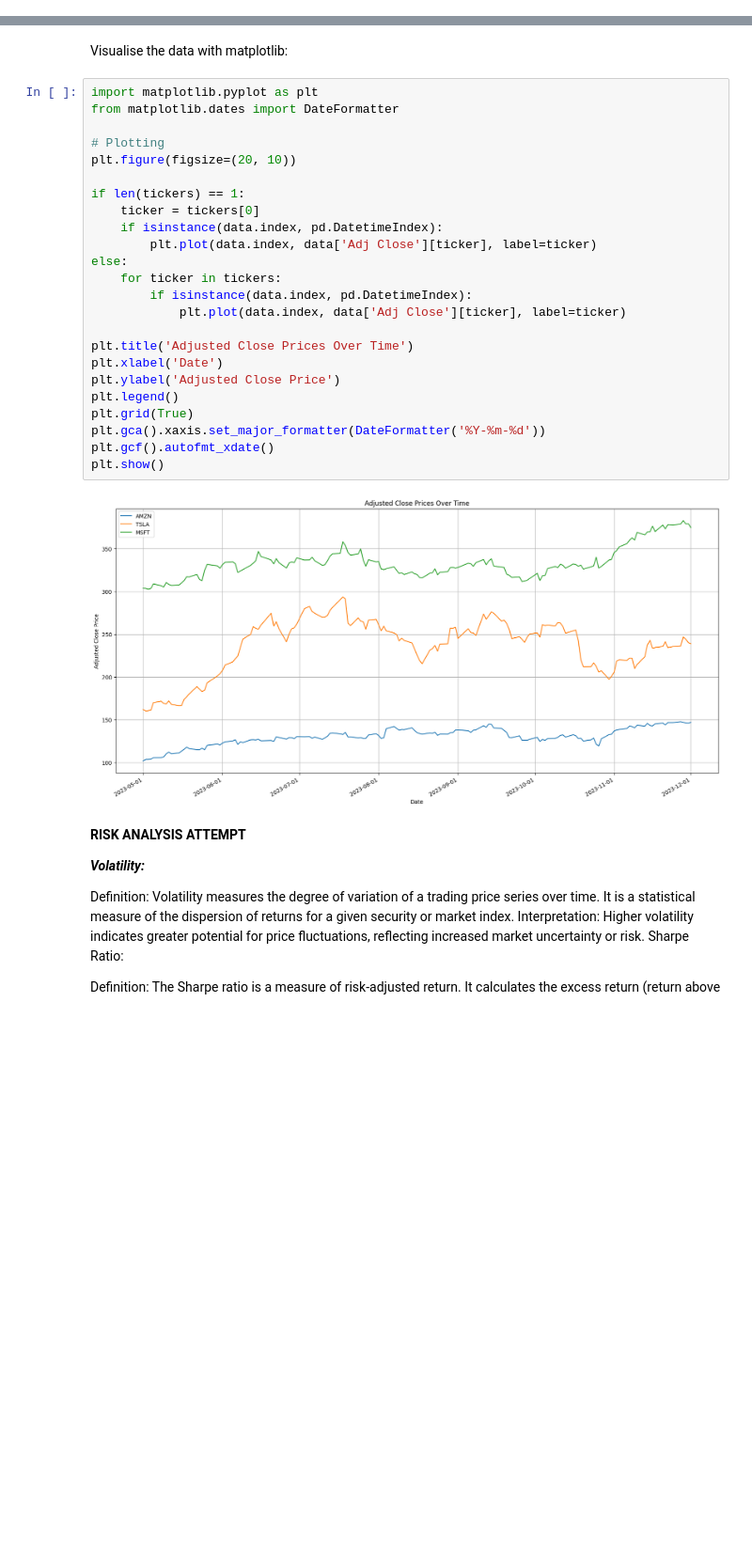
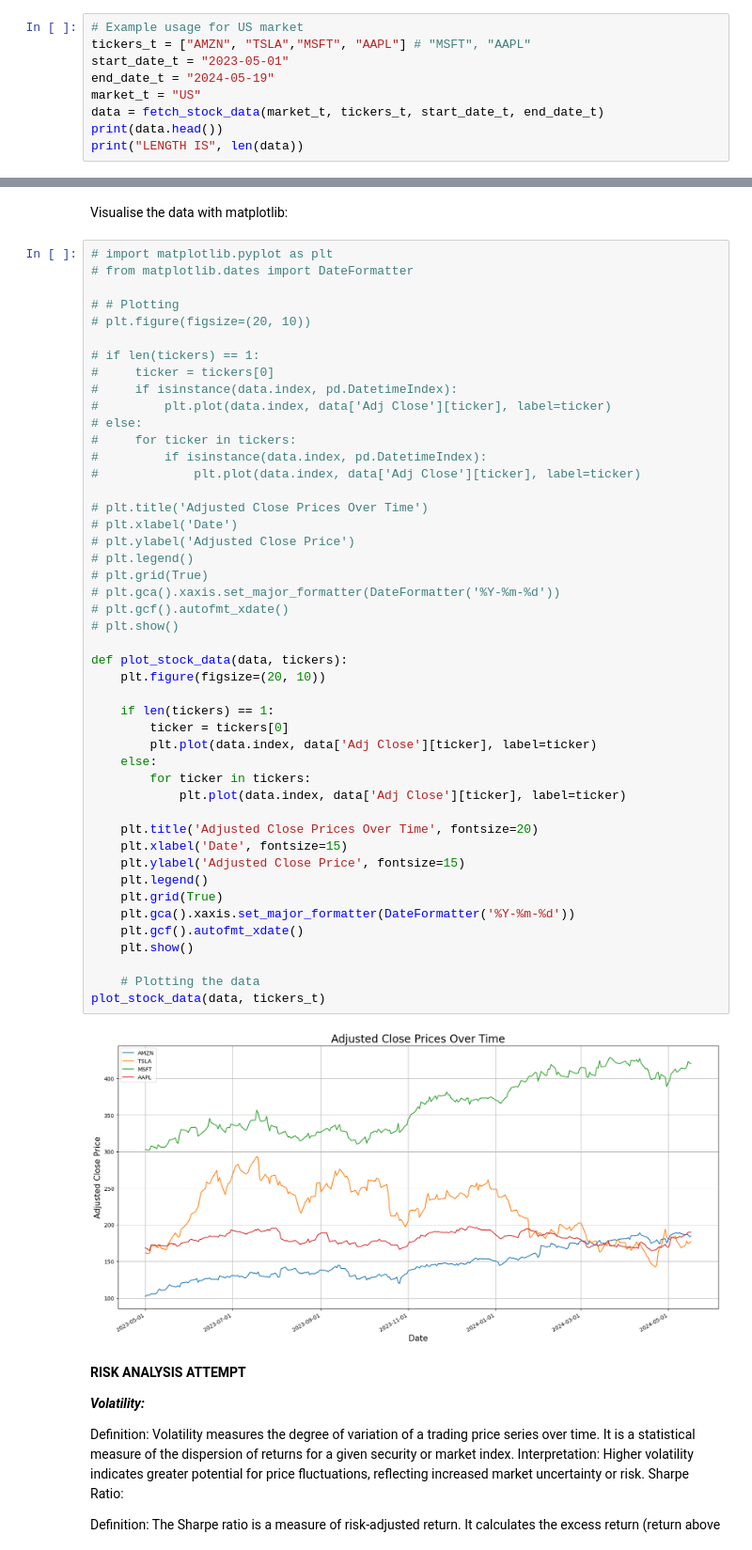
Before and after one commit to ParasX1/MarketAnalyticsTool, a Jupyter notebook: MarketAnalyticTool.ipynb, the cells around one changed output, grey strips where cells are left out. Shown at 94% size. Saved outputs shown, nothing was run; the diff lists cells and outputs as text; blank space fills up the shorter version.

```diff
--- a/MarketAnalyticTool.ipynb
+++ b/MarketAnalyticTool.ipynb
@@ -73,0 +75,9 @@ LENGTH IS 150
+# %%
+# Example usage for US market
+tickers_t = ["AMZN", "TSLA","MSFT", "AAPL"] # "MSFT", "AAPL"
+start_date_t = "2023-05-01"
+end_date_t = "2024-05-19"
+market_t = "US"
+data = fetch_stock_data(market_t, tickers_t, start_date_t, end_date_t)
+print(data.head())
+print("LENGTH IS", len(data))
@@ -98,31 +126,53 @@ Date
 # %% [markdown]
 Visualise the data with matplotlib:
 # %%
-import matplotlib.pyplot as plt
-from matplotlib.dates import DateFormatter
+# import matplotlib.pyplot as plt
+# from matplotlib.dates import DateFormatter
 
-# Plotting
-plt.figure(figsize=(20, 10))
+# # Plotting
+# plt.figure(figsize=(20, 10))
 
-if len(tickers) == 1:
-    ticker = tickers[0]
-    if isinstance(data.index, pd.DatetimeIndex):
+# if len(tickers) == 1:
+#     ticker = tickers[0]
+#     if isinstance(data.index, pd.DatetimeIndex):
+#         plt.plot(data.index, data['Adj Close'][ticker], label=ticker)
+# else:
+#     for ticker in tickers:
+#         if isinstance(data.index, pd.DatetimeIndex):
+#             plt.plot(data.index, data['Adj Close'][ticker], label=ticker)
+
+# plt.title('Adjusted Close Prices Over Time')
+# plt.xlabel('Date')
+# plt.ylabel('Adjusted Close Price')
+# plt.legend()
+# plt.grid(True)
+# plt.gca().xaxis.set_major_formatter(DateFormatter('%Y-%m-%d'))
+# plt.gcf().autofmt_xdate()
+# plt.show()
+
+def plot_stock_data(data, tickers):
+    plt.figure(figsize=(20, 10))
+
+    if len(tickers) == 1:
+        ticker = tickers[0]
         plt.plot(data.index, data['Adj Close'][ticker], label=ticker)
-else:
-    for ticker in tickers:
-        if isinstance(data.index, pd.DatetimeIndex):
+    else:
+        for ticker in tickers:
             plt.plot(data.index, data['Adj Close'][ticker], label=ticker)
 
-plt.title('Adjusted Close Prices Over Time')
-plt.xlabel('Date')
-plt.ylabel('Adjusted Close Price')
-plt.legend()
-plt.grid(True)
-plt.gca().xaxis.set_major_formatter(DateFormatter('%Y-%m-%d'))
-plt.gcf().autofmt_xdate()
-plt.show()
+    plt.title('Adjusted Close Prices Over Time', fontsize=20)
+    plt.xlabel('Date', fontsize=15)
+    plt.ylabel('Adjusted Close Price', fontsize=15)
+    plt.legend()
+    plt.grid(True)
+    plt.gca().xaxis.set_major_formatter(DateFormatter('%Y-%m-%d'))
+    plt.gcf().autofmt_xdate()
+    plt.show()
+
+    # Plotting the data
+plot_stock_data(data, tickers_t)
 # %% [output]
-[figure, old version]
+[figure, new version]
 # %% [markdown]
 **RISK ANALYSIS ATTEMPT**
 
```
Also changed, not shown: parts of 24 cells of this notebook.
